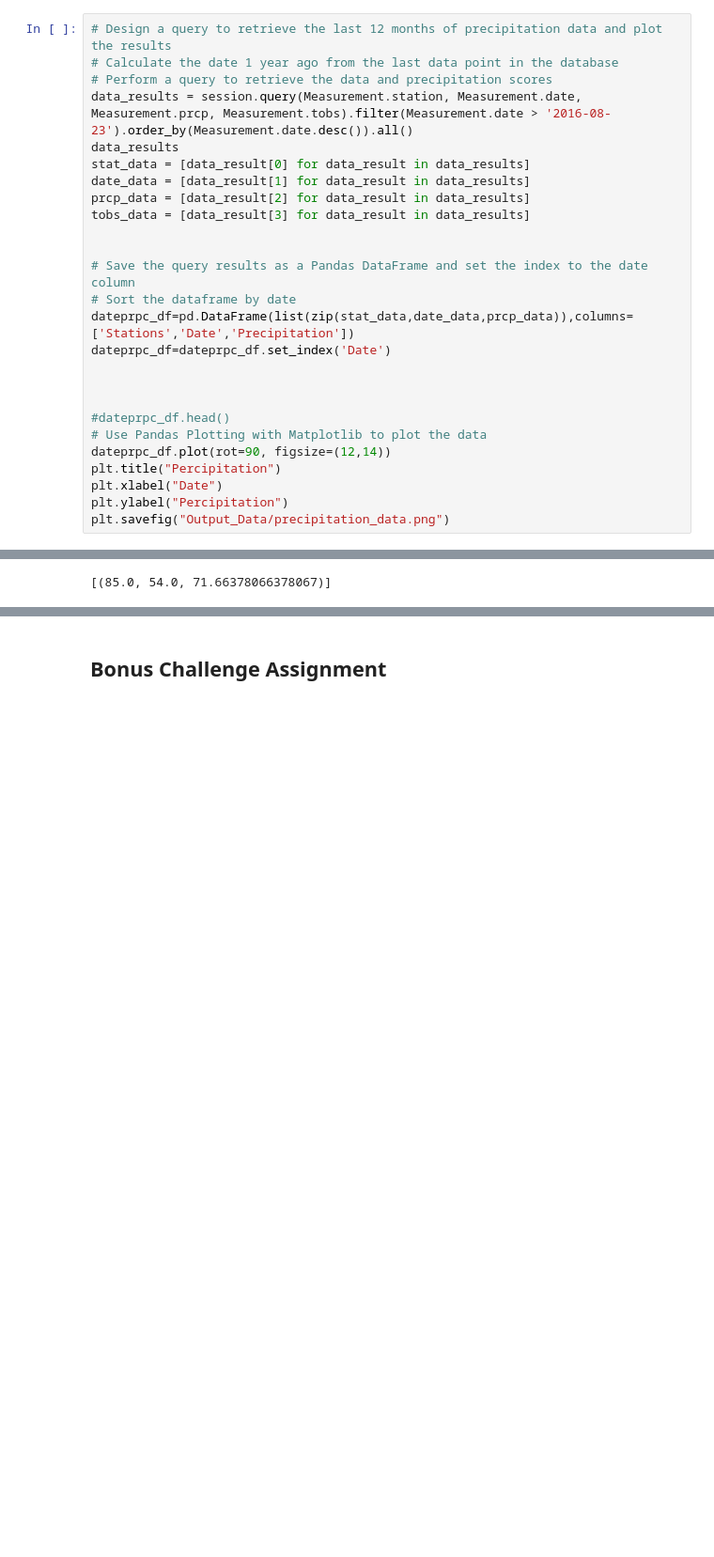
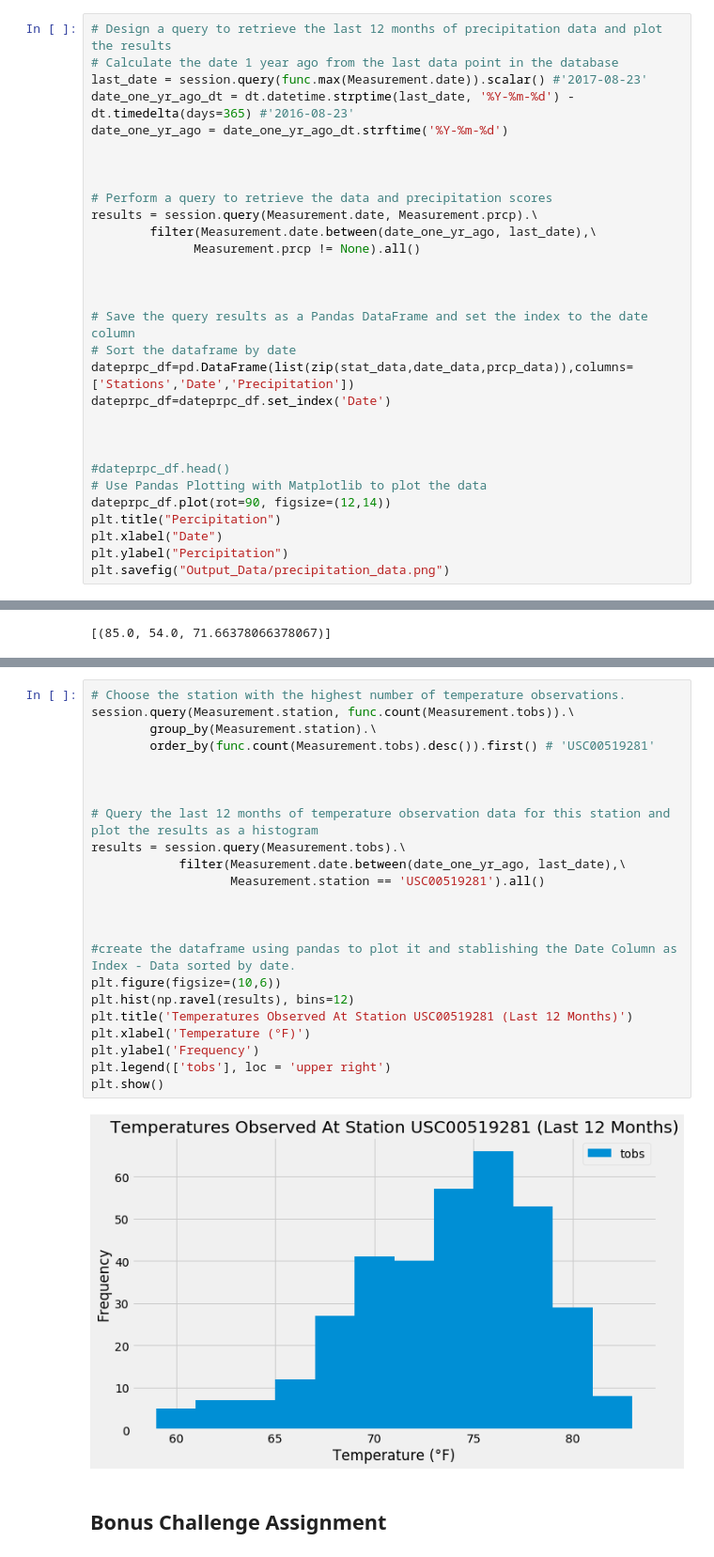
Before and after one commit to zorro191/sqlalchemy-challenge, a Jupyter notebook: Homework_10-Advanced-Data-Storage-and-Retrieval_Instructions_climate_starter (1).ipynb, the cells around one changed output, grey strips where cells are left out. Shown: that part at 94% size. Drawn from its saved outputs; the diff is of its cells as text; blank space fills up the shorter version.

```diff
--- a/Homework_10-Advanced-Data-Storage-and-Retrieval_Instructions_climate_starter (1).ipynb
+++ b/Homework_10-Advanced-Data-Storage-and-Retrieval_Instructions_climate_starter (1).ipynb
@@ -42,13 +42,17 @@ session = Session(engine)
 # %%
 # Design a query to retrieve the last 12 months of precipitation data and plot the results
 # Calculate the date 1 year ago from the last data point in the database
+last_date = session.query(func.max(Measurement.date)).scalar() #'2017-08-23'
+date_one_yr_ago_dt = dt.datetime.strptime(last_date, '%Y-%m-%d') - dt.timedelta(days=365) #'2016-08-23'
+date_one_yr_ago = date_one_yr_ago_dt.strftime('%Y-%m-%d')
+
+
+
 # Perform a query to retrieve the data and precipitation scores
-data_results = session.query(Measurement.station, Measurement.date, Measurement.prcp, Measurement.tobs).filter(Measurement.date > '2016-08-23').order_by(Measurement.date.desc()).all()
-data_results
-stat_data = [data_result[0] for data_result in data_results]
-date_data = [data_result[1] for data_result in data_results]
-prcp_data = [data_result[2] for data_result in data_results]
-tobs_data = [data_result[3] for data_result in data_results]
+results = session.query(Measurement.date, Measurement.prcp).\
+        filter(Measurement.date.between(date_one_yr_ago, last_date),\
+              Measurement.prcp != None).all()
+
 
 
 # Save the query results as a Pandas DataFrame and set the index to the date column
@@ -118,3 +117,28 @@ tobs_data_temp = [station_temp_data_result[3]for station_temp_data_result in sta
+# %%
+# Choose the station with the highest number of temperature observations.
+session.query(Measurement.station, func.count(Measurement.tobs)).\
+        group_by(Measurement.station).\
+        order_by(func.count(Measurement.tobs).desc()).first() # 'USC00519281'
+
+
+
+# Query the last 12 months of temperature observation data for this station and plot the results as a histogram
+results = session.query(Measurement.tobs).\
+            filter(Measurement.date.between(date_one_yr_ago, last_date),\
+                   Measurement.station == 'USC00519281').all()
+
+
+
+#create the dataframe using pandas to plot it and stablishing the Date Column as Index - Data sorted by date.
+plt.figure(figsize=(10,6))
+plt.hist(np.ravel(results), bins=12)
+plt.title('Temperatures Observed At Station USC00519281 (Last 12 Months)')
+plt.xlabel('Temperature (°F)')
+plt.ylabel('Frequency')
+plt.legend(['tobs'], loc = 'upper right')
+plt.show()
+# %% [output]
+[figure, added]
 # %% [markdown]
 ## Bonus Challenge Assignment
 # %%
```
Also changed, not shown: parts of 4 cells of this notebook.
